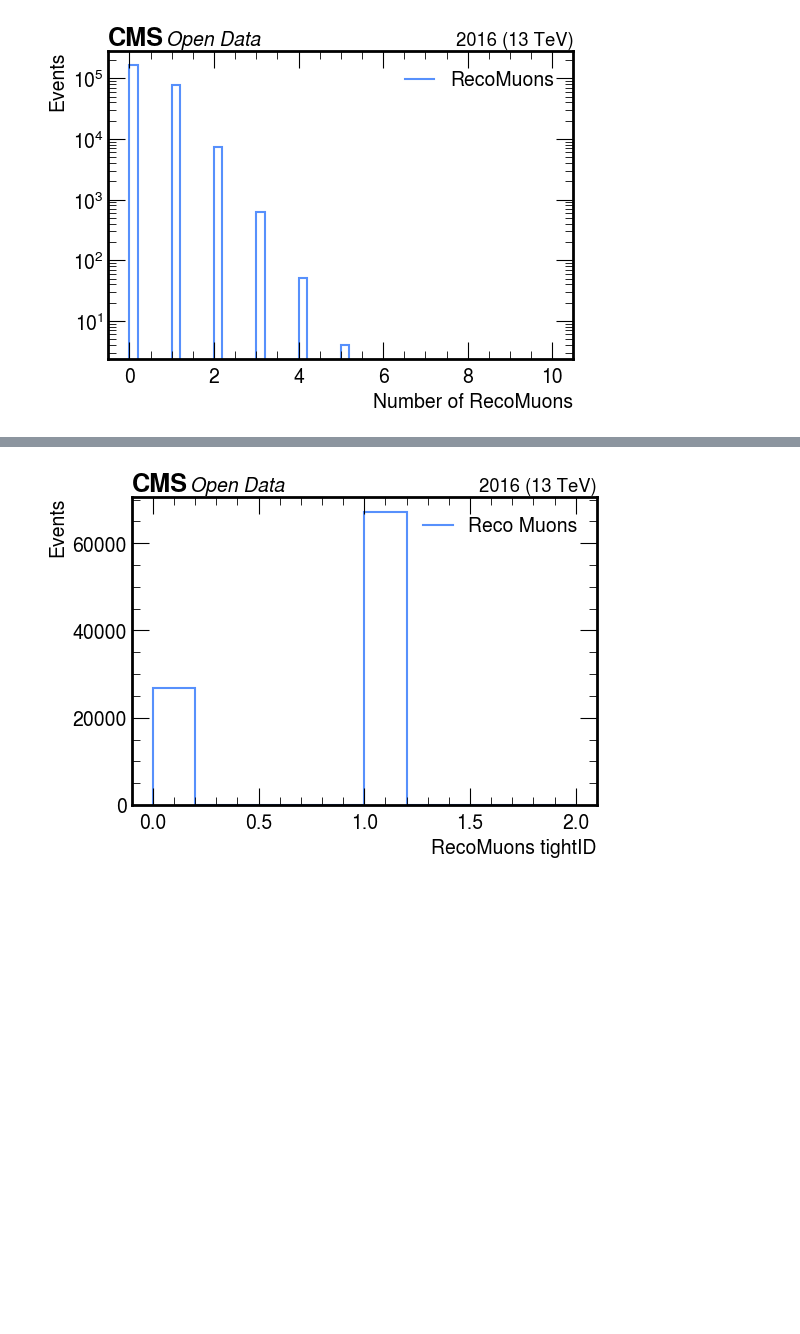
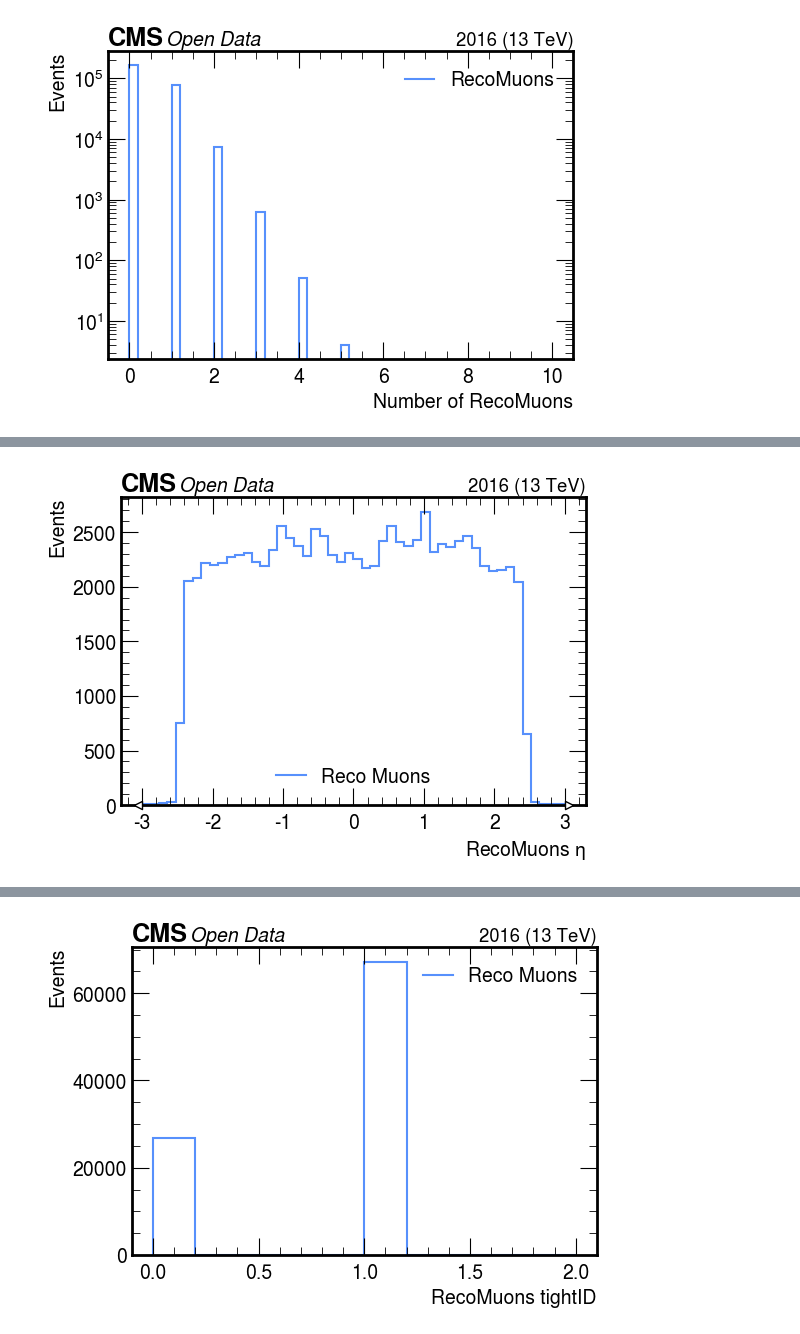
Before and after one commit to xondikoi03/charmTaggingAnalysis, a Jupyter notebook: Coffea/notebooks/charmAnalysis.ipynb, the cells around one changed output, grey strips where cells are left out. Saved outputs shown, nothing was run; the diff lists cells and outputs as text; code cells hidden in the pictures; blank space fills up the shorter version.

```diff
--- a/Coffea/notebooks/charmAnalysis.ipynb
+++ b/Coffea/notebooks/charmAnalysis.ipynb
@@ -103,0 +121,13 @@ make_hist(
+# %%
+RecoMuons_Eta = dak.flatten(RecoMuons.eta)
+make_hist(
+    RecoMuons_Eta,
+    50, -3, 3,
+    "RecoMuons $\\eta$",
+    "Events",
+    "Reco Muons",
+    fname=None,
+    logy=False
+)
+# %% [output]
+[figure, added]
```
Also changed, not shown: parts of 7 cells of this notebook.
